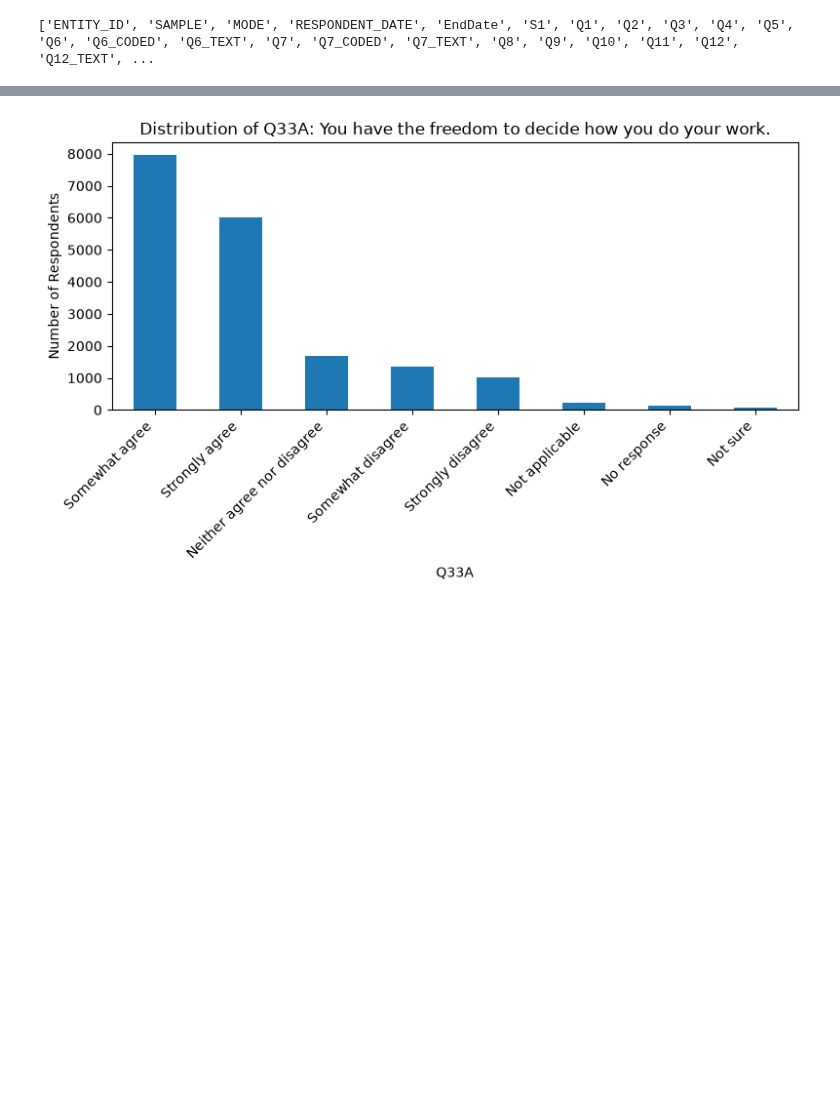
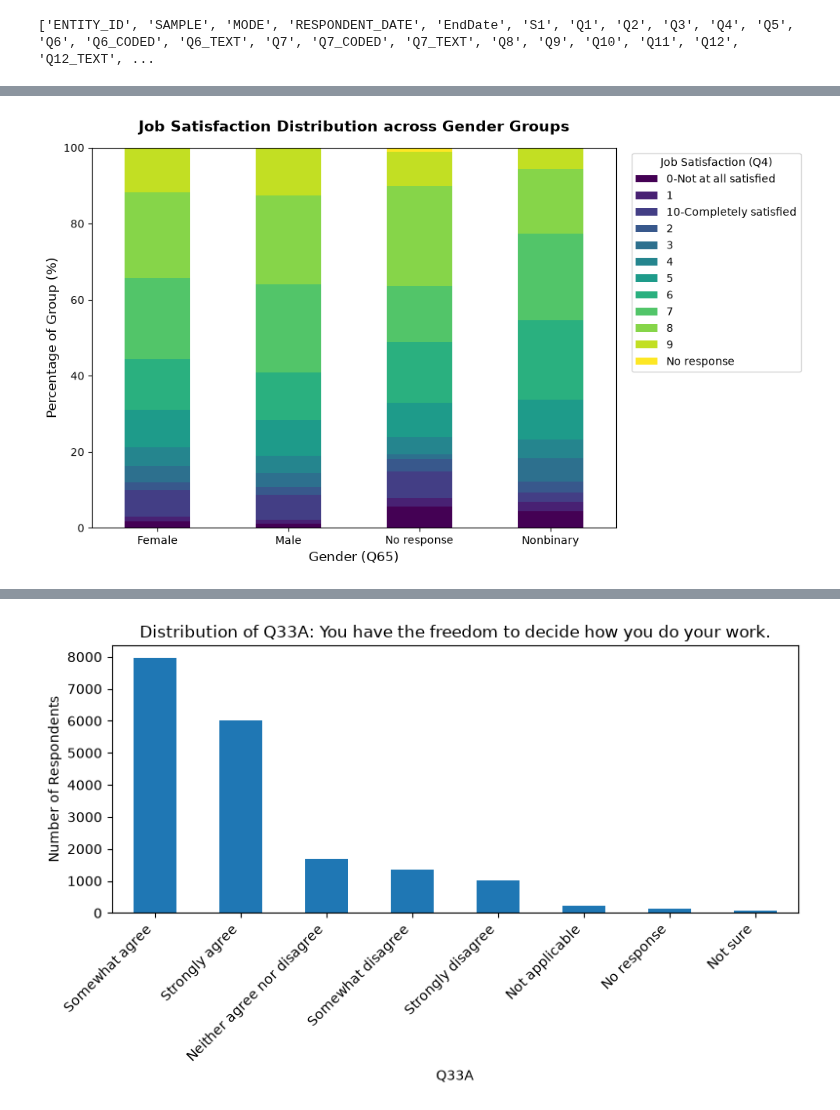
Before and after one commit to Break-Through-Tech/Swytch-2C-predicting-job-satisfaction-from-person-job-fit, a Jupyter notebook: notebooks/American-Job-quality.ipynb, the cells around one changed output, grey strips where cells are left out. Cells and saved outputs as stored; diff of their text form; code cells hidden in the pictures; blank space fills up the shorter version.

```diff
--- a/notebooks/American-Job-quality.ipynb
+++ b/notebooks/American-Job-quality.ipynb
@@ -112,0 +177,18 @@ Name: proportion, dtype: float64
+# %%
+# Job satisfaction distirbution across gender groups
+gender_sat = (pd.crosstab(df_clean["Q65"], df_clean["Q4"], normalize="index") * 100)
+
+ax3 = gender_sat.plot( kind="bar", stacked=True, colormap="viridis", figsize=(10, 6))
+
+# Plot for job satisfaction distribution across gender groups
+plt.title("Job Satisfaction Distribution across Gender Groups", fontsize=14,pad=15, fontweight="bold",)
+plt.xlabel("Gender (Q65)", fontsize=12)
+plt.ylabel("Percentage of Group (%)", fontsize=12)
+
+plt.legend(title="Job Satisfaction (Q4)", bbox_to_anchor=(1.02, 1), loc="upper left")
+
+plt.xticks(rotation=0)
+plt.tight_layout()
+plt.show()
+# %% [output]
+[figure, added]
```
Also changed, not shown: parts of 22 cells of this notebook.
